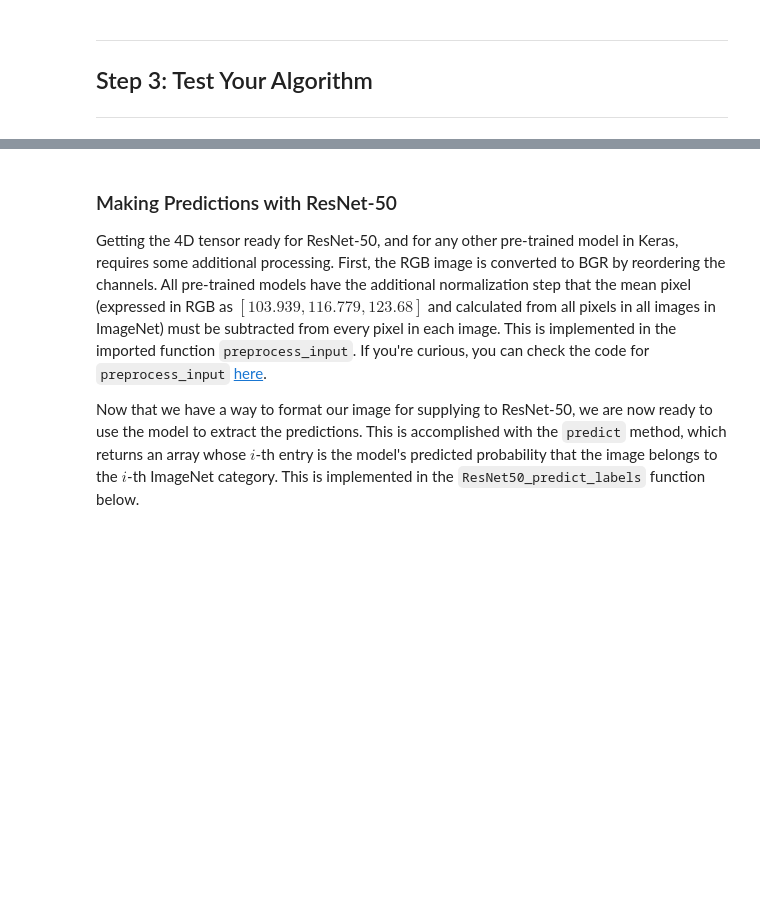
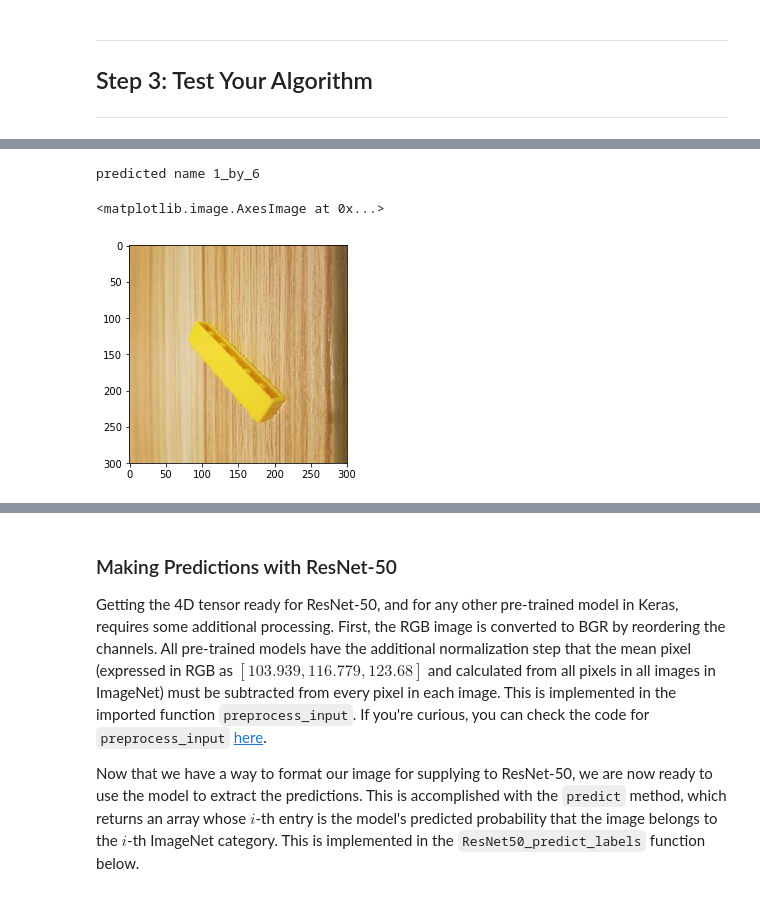
Before and after one commit to ikrambabai/ml-capstone, a Jupyter notebook: capstone.ipynb, the cells around one changed output, grey strips where cells are left out. Drawn from its saved outputs; the diff is of its cells as text; code cells hidden in the pictures; blank space fills up the shorter version.

```diff
--- a/capstone.ipynb
+++ b/capstone.ipynb
@@ -537,0 +351,6 @@ This is a dog and the breed is Poodle
+# %%
+predict('samples/1_by_6_1.jpg')
+# %% [output]
+predicted name 1_by_6
+<matplotlib.image.AxesImage at 0x...>
+[figure, added]
```
Also changed, not shown: parts of 46 cells of this notebook.
